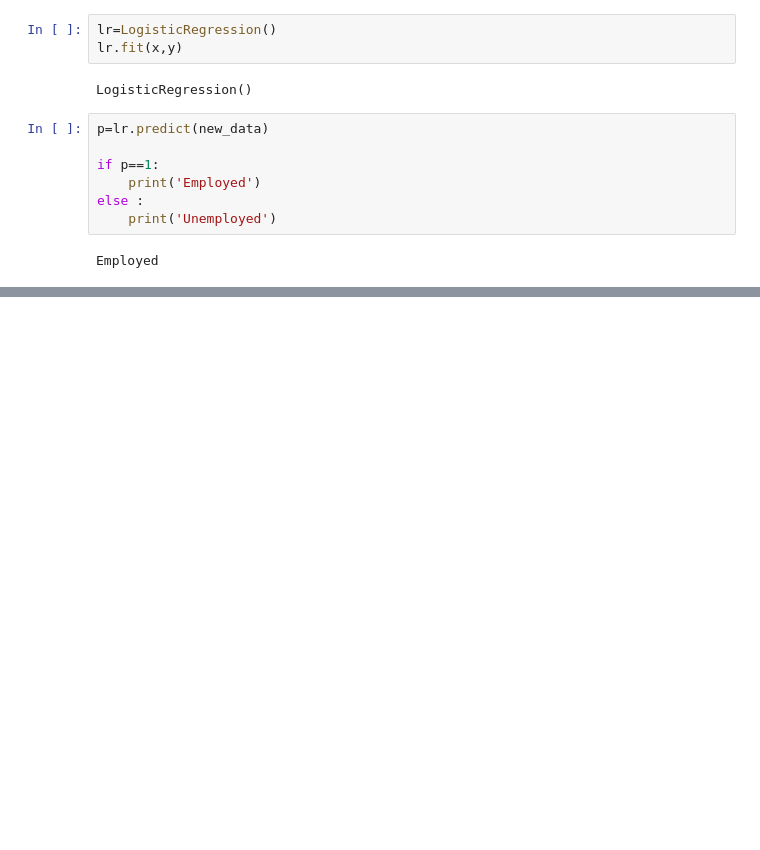
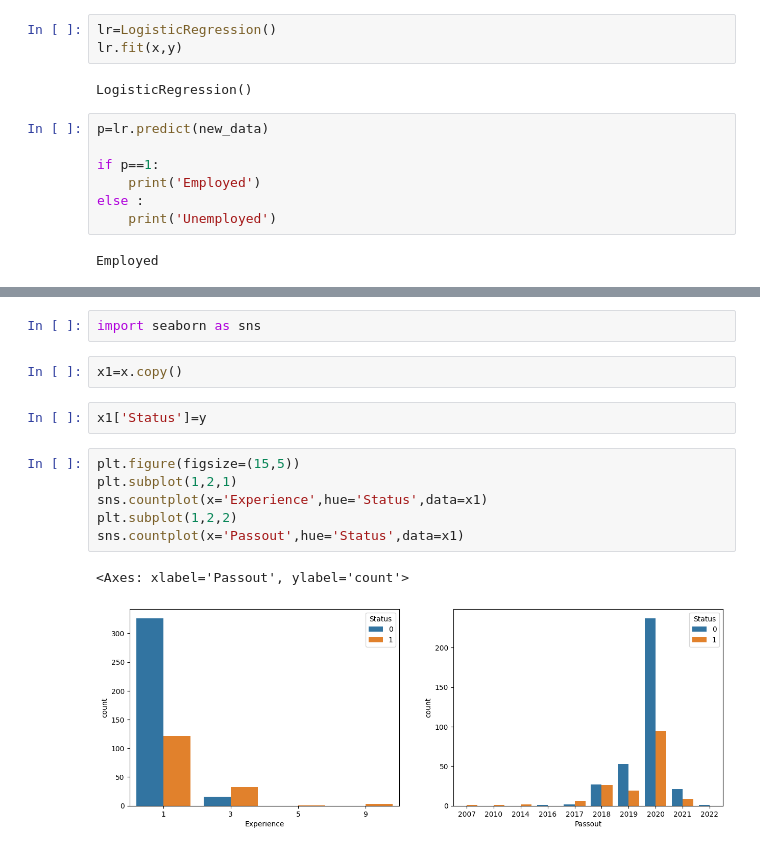
Before and after one commit to Babithrai/udhbav_internship, a Jupyter notebook: Prediction of employment during pandemic based on varoius factor.ipynb, the cells around one changed output, grey strips where cells are left out. Cells and saved outputs as stored; diff of their text form; blank space fills up the shorter version.

```diff
--- a/Prediction of employment during pandemic based on varoius factor.ipynb
+++ b/Prediction of employment during pandemic based on varoius factor.ipynb
@@ -213,0 +219,15 @@ Employed
+# %%
+import seaborn as sns
+# %%
+x1=x.copy()
+# %%
+x1['Status']=y
+# %%
+plt.figure(figsize=(15,5))
+plt.subplot(1,2,1)
+sns.countplot(x='Experience',hue='Status',data=x1)
+plt.subplot(1,2,2)
+sns.countplot(x='Passout',hue='Status',data=x1)
+# %% [output]
+<Axes: xlabel='Passout', ylabel='count'>
+[figure, added]
```
Also changed, not shown: parts of 6 cells of this notebook.
